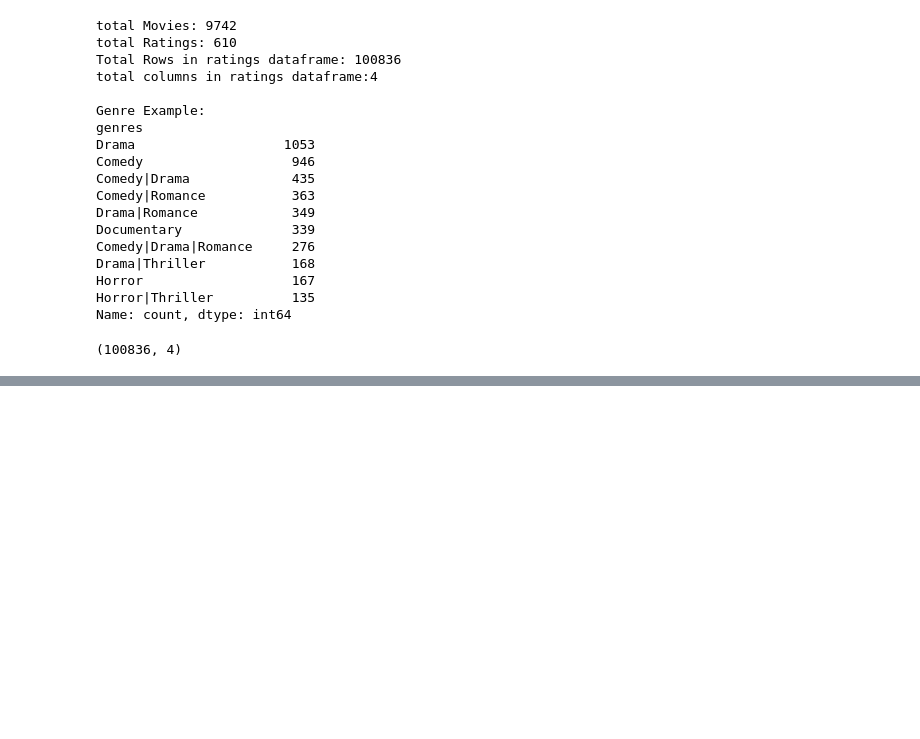
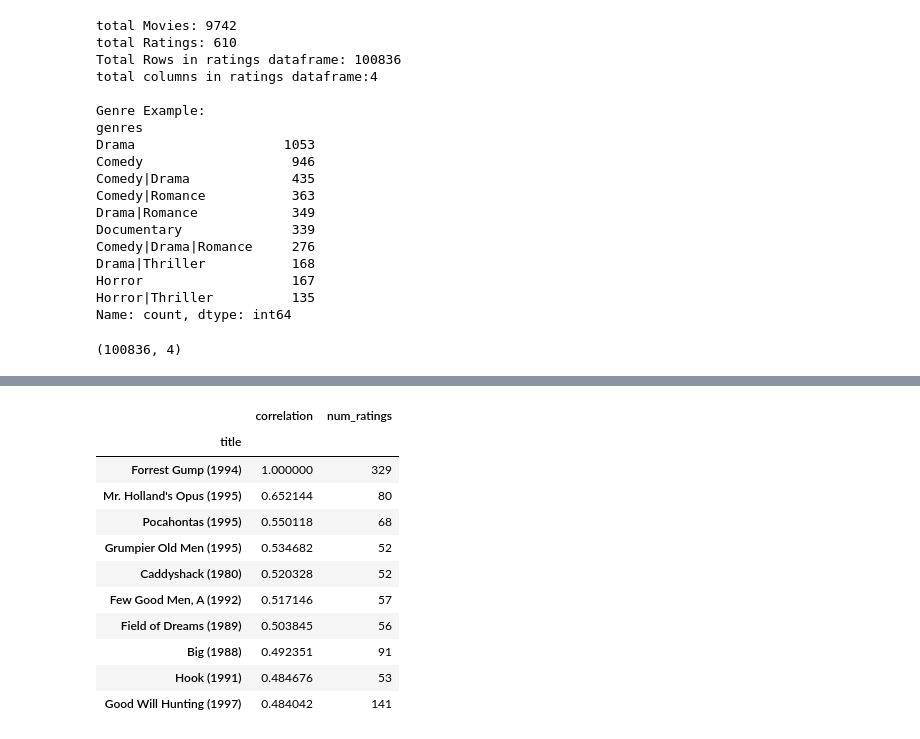
Before and after one commit to SFG006/movie-recommendation-system, a Jupyter notebook: main.ipynb, the cells around one changed output, grey strips where cells are left out. Cells and saved outputs as stored; diff of their text form; code cells hidden in the pictures; blank space fills up the shorter version.

Commit message:
Done with Collaborative Filtering

```diff
--- a/main.ipynb
+++ b/main.ipynb
@@ -85,0 +262,8 @@ print(movies.head())
+# %%
+# Drop NaNs and create a clean DataFrame
+corr_df = pd.DataFrame(similar_movies, columns=['correlation'])
+corr_df.dropna(inplace=True)
+corr_df = corr_df.reset_index()
+# %%
+# Drop the movie itself
+corr_df = corr_df.drop(target_movie, errors = 'ignore')
@@ -85,0 +280,6 @@ print(movies.head())
+# %%
+ratings_with_titles = ratings.merge(movies, on='movieId')
+
+rating_counts = ratings_with_titles.groupby('title')['rating'].count().reset_index()
+rating_counts.columns = ['title', 'num_ratings']
+rating_counts.head()
@@ -85,0 +293,2 @@ print(movies.head())
+# %%
+corr_df = corr_df.merge(rating_counts, on='title')
@@ -85,0 +316,48 @@ print(movies.head())
+# %%
+import warnings
+
+# Suppress only the divide/nan RuntimeWarnings
+warnings.filterwarnings("ignore", category=RuntimeWarning) # "RuntimeWarning" - ignore only warnings related to math issues (like divide by zero)
+
+def get_similar_movies(movie_name, min_shared_ratings=5, min_total_ratings=50): # min_shared_ratings=5 = default: at least 5 users must have rated both movies
+    # min_total_ratings=50 = default: only consider movies rated by at least 50 people
+    target_ratings = ratings_matrix[movie_name]  # get that movie’s column from the user–movie matrix(rating_matrix)
+
+    # Only consider movies with enough overlapping ratings with the target movie
+    def has_enough_overlap(x):  # "x" represent a column,ratings for another movie
+        common = target_ratings.notna() & x.notna() #  notna() function is used to detect non-missing values in a pandas DataFrame or Series. It returns a boolean mask where True indicates a non-missing value (i.e., not NaN or None), and False indicates a missing value.
+        return common.sum() >= min_shared_ratings
+
+    filtered_matrix = ratings_matrix.loc[:,ratings_matrix.apply(has_enough_overlap)]
+
+    # Compute correlation
+    similar_scores = filtered_matrix.corrwith(target_ratings)
+    # Computes Pearson correlation between each movie and target_ratings.
+
+    # Drop any NaNs or invalid results
+    corr_df = pd.DataFrame(similar_scores, columns=['correlation'])
+    corr_df.dropna(inplace=True)
+
+    # Join with rating counts
+    corr_df = corr_df.join(rating_counts.set_index('title'))
+
+    # Filter by number of total ratings
+    result = corr_df[corr_df['num_ratings'] >= min_total_ratings]
+
+    return result.sort_values('correlation', ascending=False)
+
+# Example call:
+get_similar_movies("Forrest Gump (1994)").head(10)
+# %% [output]
+|  | correlation | num_ratings |
+| title |  |  |
+| Forrest Gump (1994) | 1.000000 | 329 |
+| Mr. Holland's Opus (1995) | 0.652144 | 80 |
+| Pocahontas (1995) | 0.550118 | 68 |
+| Grumpier Old Men (1995) | 0.534682 | 52 |
+| Caddyshack (1980) | 0.520328 | 52 |
+| Few Good Men, A (1992) | 0.517146 | 57 |
+| Field of Dreams (1989) | 0.503845 | 56 |
+| Big (1988) | 0.492351 | 91 |
+| Hook (1991) | 0.484676 | 53 |
+| Good Will Hunting (1997) | 0.484042 | 141 |
```
Also changed, not shown: parts of 19 cells of this notebook.
